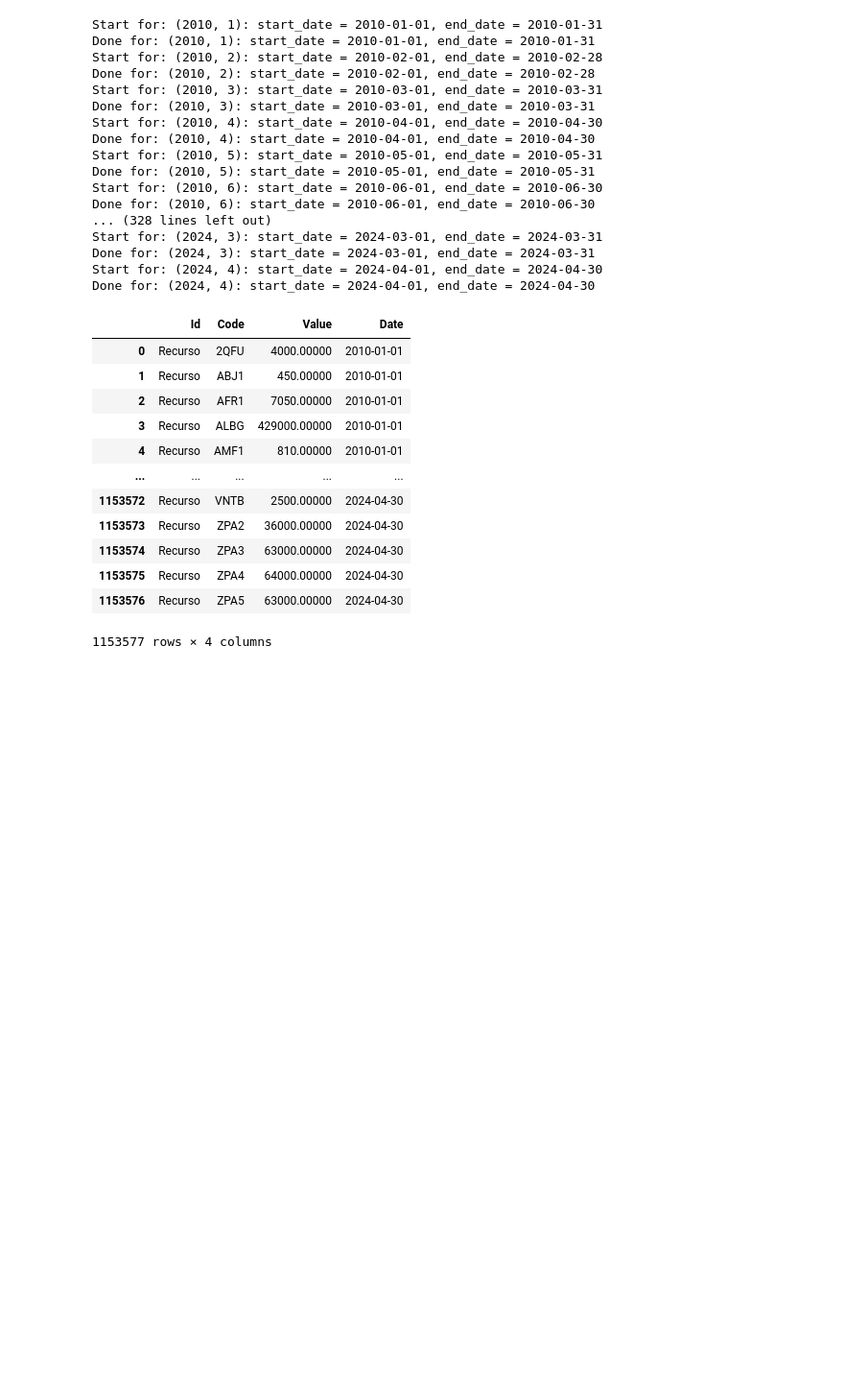
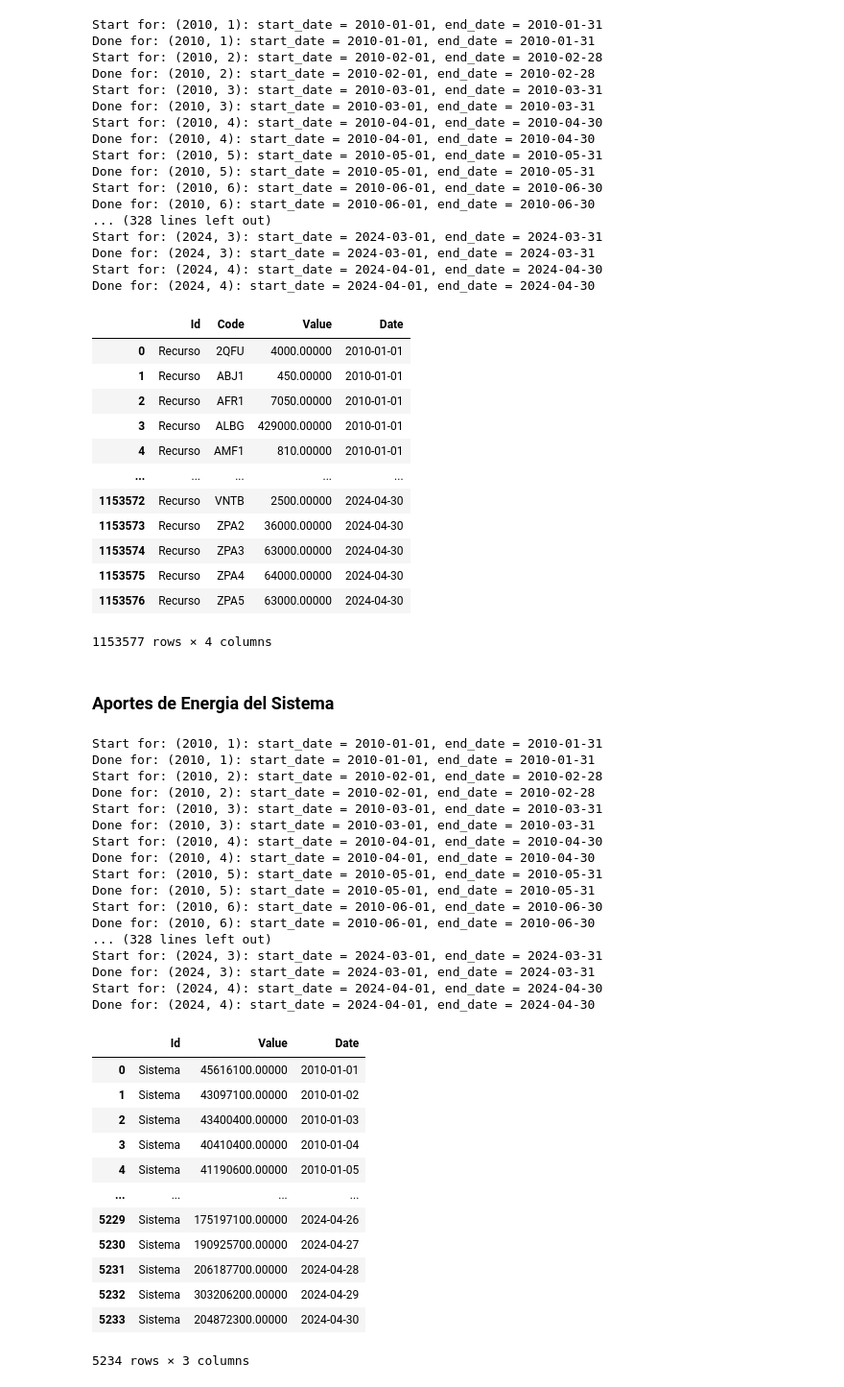
Before and after one commit to sistema-electrico-colombia/extraccion-datos-API, a Jupyter notebook: extraccion_datos_api_xm.ipynb, the cells around one changed output. Shown at 96% size. Cells and saved outputs as stored; diff of their text form; code cells hidden in the pictures; blank space fills up the shorter version.

Commit message:
[ADD] Agregada metrica aportes sistema

```diff
--- a/extraccion_datos_api_xm.ipynb
+++ b/extraccion_datos_api_xm.ipynb
@@ -599,3 +599,42 @@ Done for: (2024, 4): start_date = 2024-04-01, end_date = 2024-04-30
 1153577 rows × 4 columns
 # %%
 df_capacidad_efectiva_neta.to_json('./data/capacidad_efectiva_neta.json', orient='records', lines=True)
+# %% [markdown]
+### Aportes de Energia del Sistema
+# %%
+date_dict = generate_date_dict(2010, 2024, 4)
+metric = "AporEner"
+num_metric = 0
+df_aportes_energia_sistema = extract_metric(date_dict,metric,num_metric)
+df_aportes_energia_sistema
+# %% [output]
+Start for: (2010, 1): start_date = 2010-01-01, end_date = 2010-01-31
+Done for: (2010, 1): start_date = 2010-01-01, end_date = 2010-01-31
+Start for: (2010, 2): start_date = 2010-02-01, end_date = 2010-02-28
+Done for: (2010, 2): start_date = 2010-02-01, end_date = 2010-02-28
+Start for: (2010, 3): start_date = 2010-03-01, end_date = 2010-03-31
+Done for: (2010, 3): start_date = 2010-03-01, end_date = 2010-03-31
+Start for: (2010, 4): start_date = 2010-04-01, end_date = 2010-04-30
+Done for: (2010, 4): start_date = 2010-04-01, end_date = 2010-04-30
+Start for: (2010, 5): start_date = 2010-05-01, end_date = 2010-05-31
+Done for: (2010, 5): start_date = 2010-05-01, end_date = 2010-05-31
+Start for: (2010, 6): start_date = 2010-06-01, end_date = 2010-06-30
+Done for: (2010, 6): start_date = 2010-06-01, end_date = 2010-06-30
+... (328 lines left out)
+Start for: (2024, 3): start_date = 2024-03-01, end_date = 2024-03-31
+Done for: (2024, 3): start_date = 2024-03-01, end_date = 2024-03-31
+Start for: (2024, 4): start_date = 2024-04-01, end_date = 2024-04-30
+Done for: (2024, 4): start_date = 2024-04-01, end_date = 2024-04-30
+|  | Id | Value | Date |
+| 0 | Sistema | 45616100.00000 | 2010-01-01 |
+| 1 | Sistema | 43097100.00000 | 2010-01-02 |
+| 2 | Sistema | 43400400.00000 | 2010-01-03 |
+| 3 | Sistema | 40410400.00000 | 2010-01-04 |
+| 4 | Sistema | 41190600.00000 | 2010-01-05 |
+| ... | ... | ... | ... |
+| 5229 | Sistema | 175197100.00000 | 2024-04-26 |
+| 5230 | Sistema | 190925700.00000 | 2024-04-27 |
+| 5231 | Sistema | 206187700.00000 | 2024-04-28 |
+| 5232 | Sistema | 303206200.00000 | 2024-04-29 |
+| 5233 | Sistema | 204872300.00000 | 2024-04-30 |
+5234 rows × 3 columns
```
Also changed, not shown: parts of 1 cell of this notebook.
